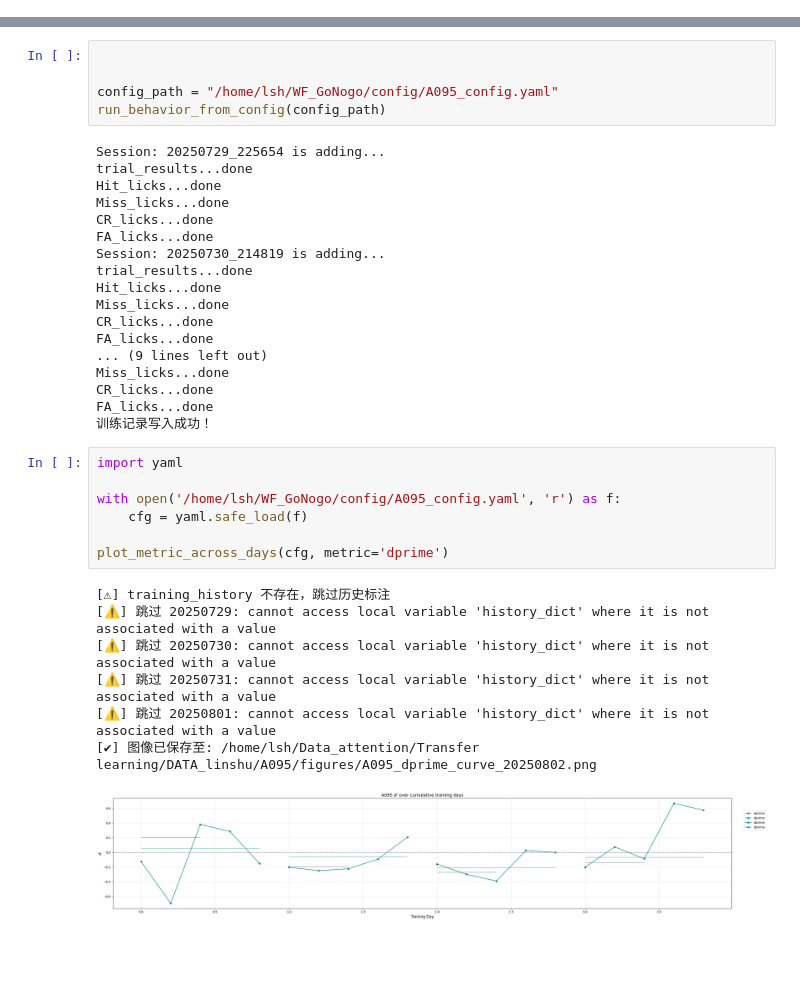
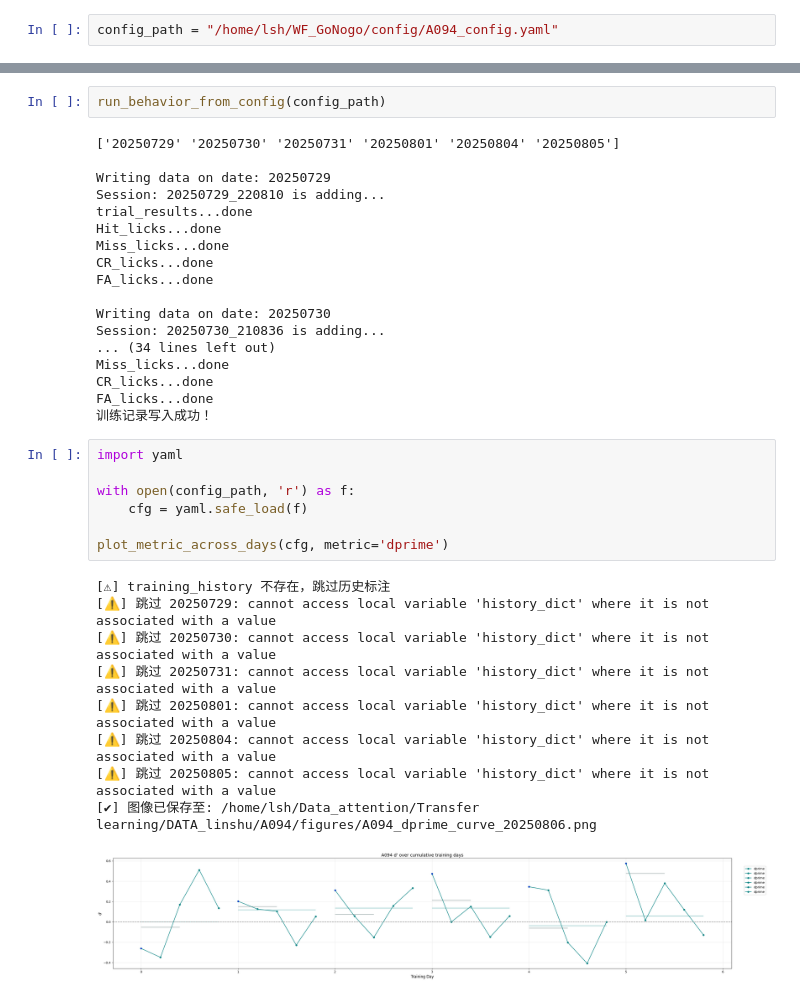
Before and after one commit to Sh555Lin/WF_GoNogo, a Jupyter notebook: analysis/run_behavior.ipynb, the cells around one changed output, grey strips where cells are left out. Cells and saved outputs as stored; diff of their text form; blank space fills up the shorter version.

```diff
--- a/analysis/run_behavior.ipynb
+++ b/analysis/run_behavior.ipynb
@@ -12 +12,3 @@ from utils.preprocessing_behavior import run_behavior_from_config
 from utils.plotting_behavior import plot_metric_across_days
+# %%
+config_path = "/home/lsh/WF_GoNogo/config/A094_config.yaml"
@@ -13,22 +24,19 @@ from utils.plotting_behavior import plot_metric_across_days
 # %%
-
-
-config_path = "/home/lsh/WF_GoNogo/config/A095_config.yaml"
 run_behavior_from_config(config_path)
 # %% [output]
-Session: 20250729_225654 is adding...
+['20250729' '20250730' '20250731' '20250801' '20250804' '20250805']
+
+Writing data on date: 20250729
+Session: 20250729_220810 is adding...
 trial_results...done
 Hit_licks...done
 Miss_licks...done
 CR_licks...done
 FA_licks...done
-Session: 20250730_214819 is adding...
-trial_results...done
-Hit_licks...done
-Miss_licks...done
-CR_licks...done
-FA_licks...done
-... (9 lines left out)
+
+Writing data on date: 20250730
+Session: 20250730_210836 is adding...
+... (34 lines left out)
 Miss_licks...done
 CR_licks...done
 FA_licks...done
@@ -36,15 +44,17 @@ FA_licks...done
 # %%
 import yaml
 
-with open('/home/lsh/WF_GoNogo/config/A095_config.yaml', 'r') as f:
+with open(config_path, 'r') as f:
     cfg = yaml.safe_load(f)
 
 plot_metric_across_days(cfg, metric='dprime')
 # %% [output]
 [⚠] training_history 不存在，跳过历史标注
 [⚠️] 跳过 20250729: cannot access local variable 'history_dict' where it is not associated with a value
 [⚠️] 跳过 20250730: cannot access local variable 'history_dict' where it is not associated with a value
 [⚠️] 跳过 20250731: cannot access local variable 'history_dict' where it is not associated with a value
 [⚠️] 跳过 20250801: cannot access local variable 'history_dict' where it is not associated with a value
-[✔] 图像已保存至: /home/lsh/Data_attention/Transfer learning/DATA_linshu/A095/figures/A095_dprime_curve_20250802.png
+[⚠️] 跳过 20250804: cannot access local variable 'history_dict' where it is not associated with a value
+[⚠️] 跳过 20250805: cannot access local variable 'history_dict' where it is not associated with a value
+[✔] 图像已保存至: /home/lsh/Data_attention/Transfer learning/DATA_linshu/A094/figures/A094_dprime_curve_20250806.png
-[figure, old version]
+[figure, new version]
```
Also changed, not shown: parts of 3 cells of this notebook.
